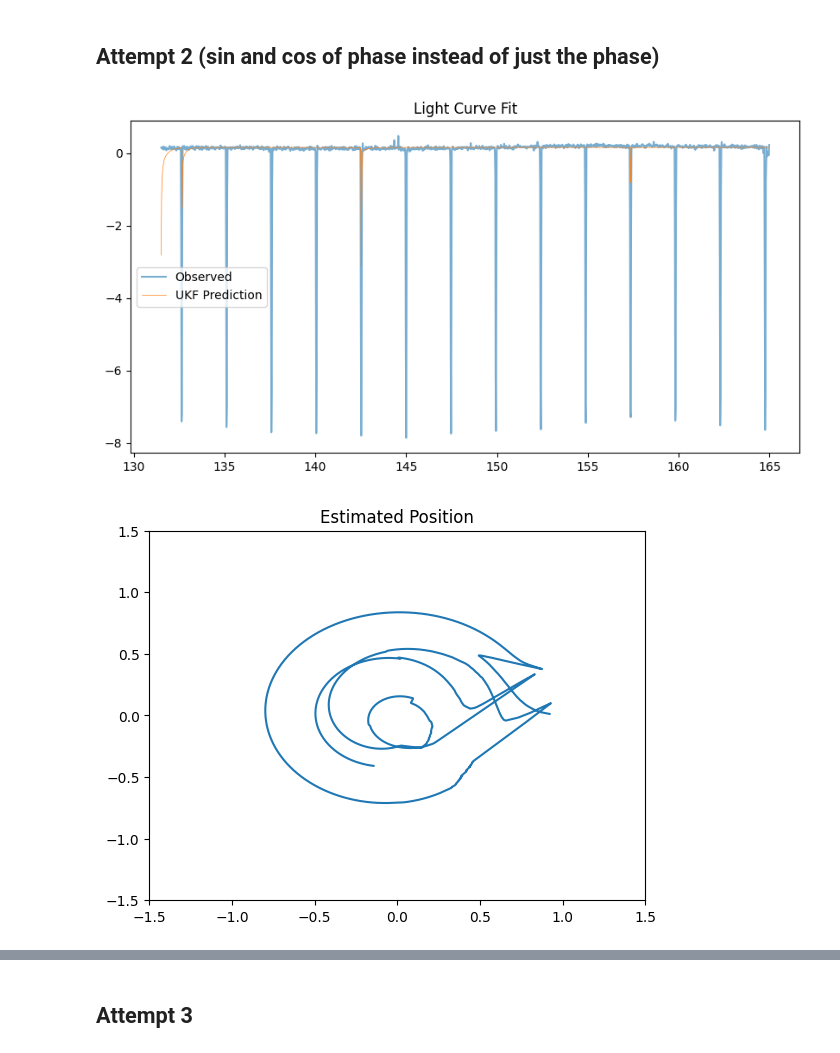
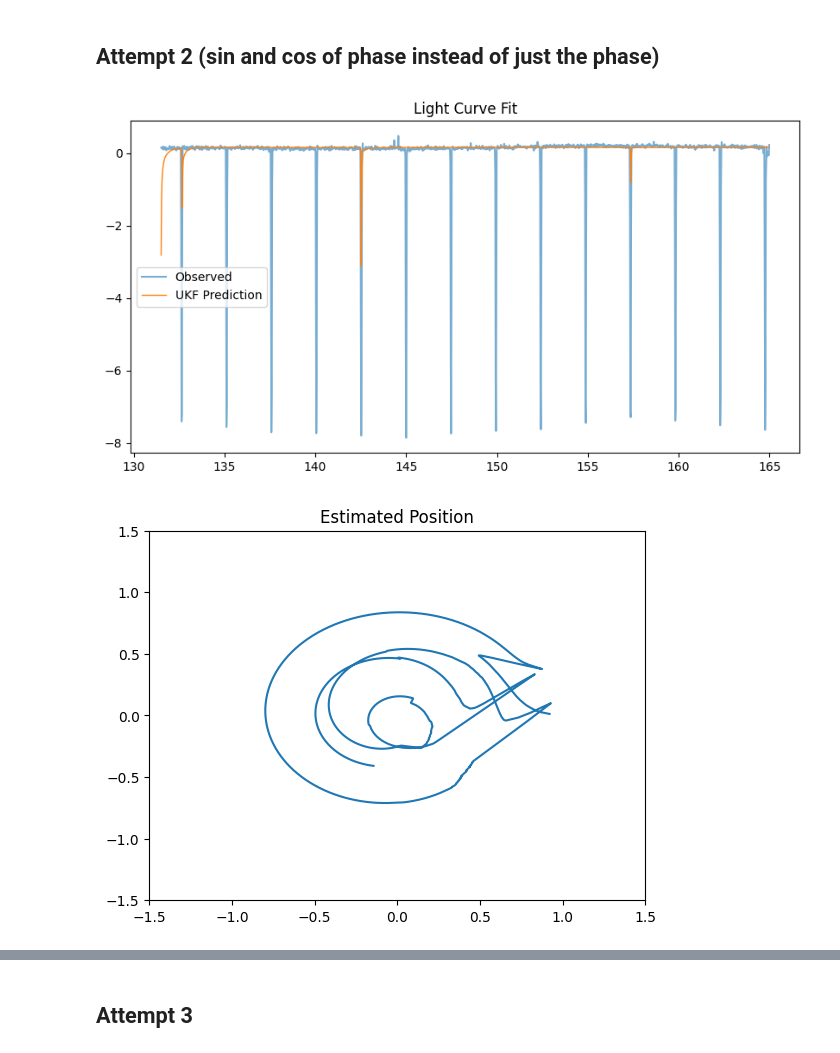
Before and after one commit to Jaredwinn77/ACME_VOL3_PLANET_FINDER, a Jupyter notebook: UnscentedKalman.ipynb, the cells around one changed output, grey strips where cells are left out. Saved outputs shown, nothing was run; the diff lists cells and outputs as text; code cells hidden in the pictures.

Commit message:
uploading unscented kalman results

```diff
--- a/UnscentedKalman.ipynb
+++ b/UnscentedKalman.ipynb
@@ -81,7 +81,7 @@ plt.savefig('transit_plot.png')
 # %% [output]
 [figure]
 # %%
-light_curve_dict = joblib.load("5_stars.joblib")
+light_curve_dict = joblib.load("Kalman_5_stars.joblib")
 
 #vals is flux
 #time (day), flux, possible error recorded by error
@@ -383,33 +384,33 @@ z_pred = np.array([model.hx(x) for x in xs])
 # %%
 #Plotting
 plt.figure(figsize=(10,5))
 plt.plot(t, z_norm, label="Observed", alpha=0.6)
-plt.plot(t, z_pred, label="UKF Prediction", linewidth=0.5)
+plt.plot(t, z_pred, label="UKF Prediction", linewidth=1)
 # plt.ylim(-8, 1)
 plt.legend()
 plt.title("Light Curve Fit")
 plt.show()
 
 plt.figure()
 plt.plot(xs[:, 0], xs[:, 1])
 plt.ylim(-1.5, 1.5)
 plt.xlim(-1.5, 1.5)
 plt.title("Estimated Position")
 plt.show()
 
 plt.figure()
 plt.plot(t, phi_est)
 plt.ylim(-np.pi, np.pi)
 plt.title("Estimated Phase")
 plt.show()
 
 residuals = z_norm - z_pred
 plt.figure()
 plt.plot(t, residuals)
 plt.title("Residuals")
 plt.show()
 # %% [output]
-[figure, old version]
+[figure, new version]
 [figure]
 [figure]
 [figure]
```
Also changed, not shown: parts of 8 cells of this notebook, 2 other files.
